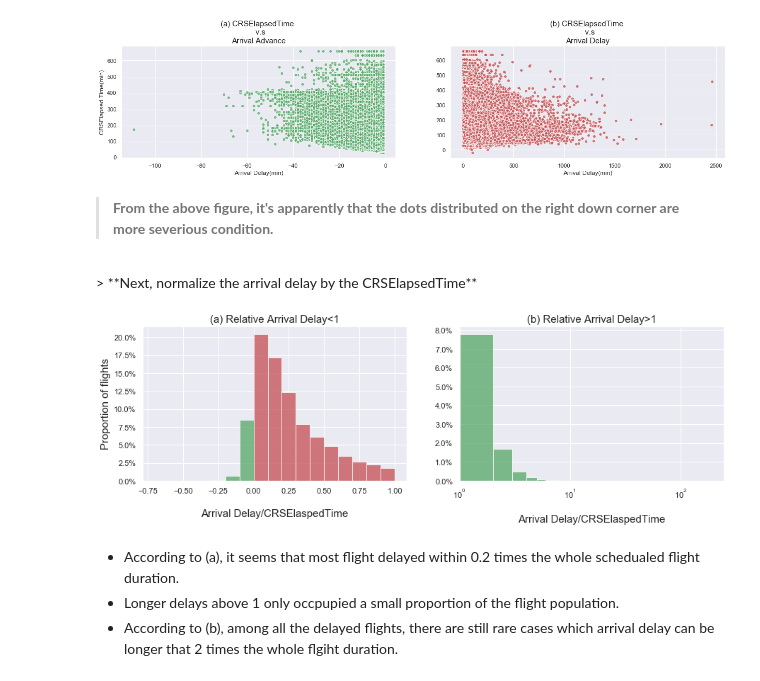
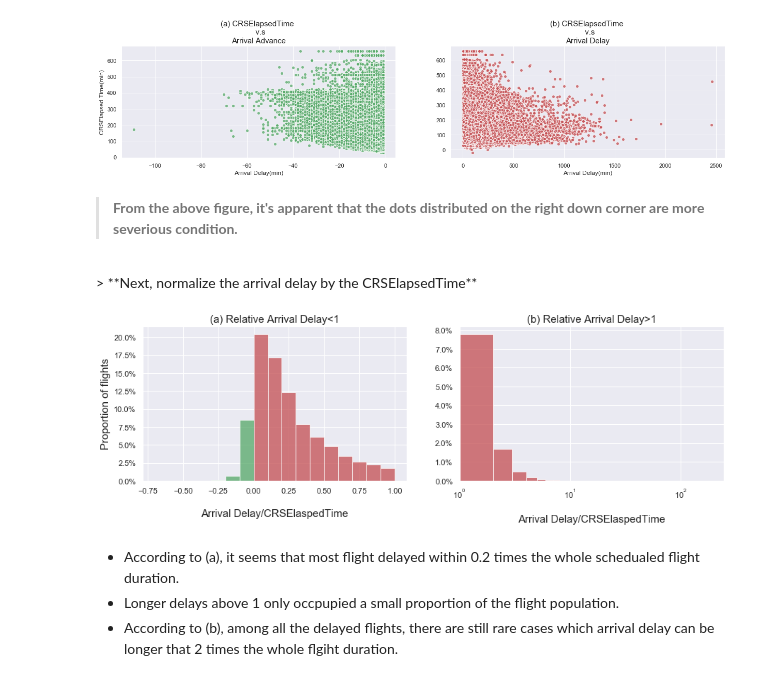
Before and after one commit to Wolfking2015/Final-Project-For-AML, a Jupyter notebook: final-project.ipynb, the cells around one changed output. Cells and saved outputs as stored; diff of their text form; code cells hidden in the pictures.

Commit message:
Change color

```diff
--- a/final-project.ipynb
+++ b/final-project.ipynb
@@ -356,7 +356,7 @@ plt.subplots_adjust(left=-1.8) # make room for yticks
 # %% [output]
 [figure]
 # %% [markdown]
-> **From the above figure, it's apparently that the dots distributed on the right down corner are more severious condition.**
+> **From the above figure, it's apparent that the dots distributed on the right down corner are more severious condition.**
 <br>
 > **Next, normalize the arrival delay by the CRSElapsedTime**
 # %%
@@ -390,30 +390,30 @@ histDelayRelWithin1=histDelayRelWithin1/NumberOfTotalFlights_NotCancelled
 # %%
 #First put the histogram of Advance and Delay<1 together
 plotedge_Fig1=np.concatenate((Bin_AdvanceRel[:-1],Bin_DelayRelWithin1[:-1]))
 histDelayRelWithin1All=np.concatenate((histAdvanceRel,histDelayRelWithin1))
 # Make a bar plot
 Color=['g']*np.size(Bin_AdvanceRel[:-1])+['r']*np.size(Bin_DelayRelWithin1[:-1])
 plt.subplot(1,2,1)
 sns.set()
 plt.bar(plotedge_Fig1,histDelayRelWithin1All, align='edge', width=BinWidth_AdvanceRel,color=Color,alpha=0.75);
 plt.xlabel('\nArrival Delay/CRSElaspedTime',fontsize=15)
 plt.ylabel('Proportion of flights',fontsize=15)
 plt.title('(a) Relative Arrival Delay<1',fontsize=15);
 plt.gca().yaxis.set_major_formatter(PercentFormatter(1))
 
 #Plot the rest relative delays
 
 plt.subplot(1,2,2)
 sns.set()
-plt.bar(plotedge_Fig2,histDelayRel, align='edge',width=BinWidth_DelayRel,color='g',alpha=0.75);
+plt.bar(plotedge_Fig2,histDelayRel, align='edge',width=BinWidth_DelayRel,color='r',alpha=0.75);
 plt.xlim(1,DelayRel_Max+BinWidth_AdvanceRel)
 plt.xlabel('\nArrival Delay/CRSElaspedTime',fontsize=15)
 plt.title('(b) Relative Arrival Delay>1',fontsize=15);
 plt.xscale('log')
 plt.gca().yaxis.set_major_formatter(PercentFormatter(1))
 plt.subplots_adjust(left=-1) # make room for yticks
 # %% [output]
-[figure, old version]
+[figure, new version]
 # %% [markdown]
 * According to (a), it seems that most flight delayed within 0.2 times the whole schedualed flight duration.
 * Longer delays above 1 only occpupied a small proportion of the flight population.
```
